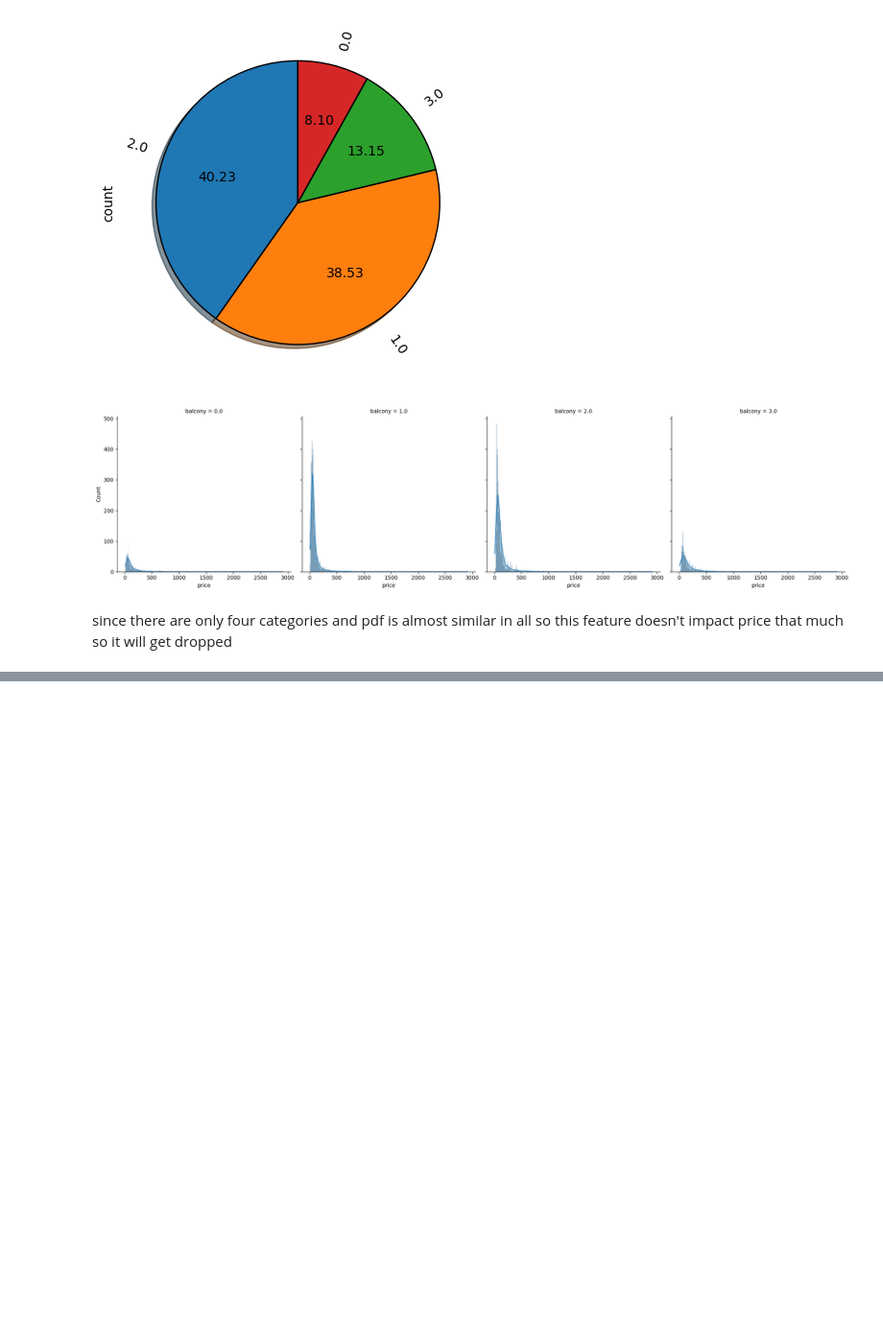
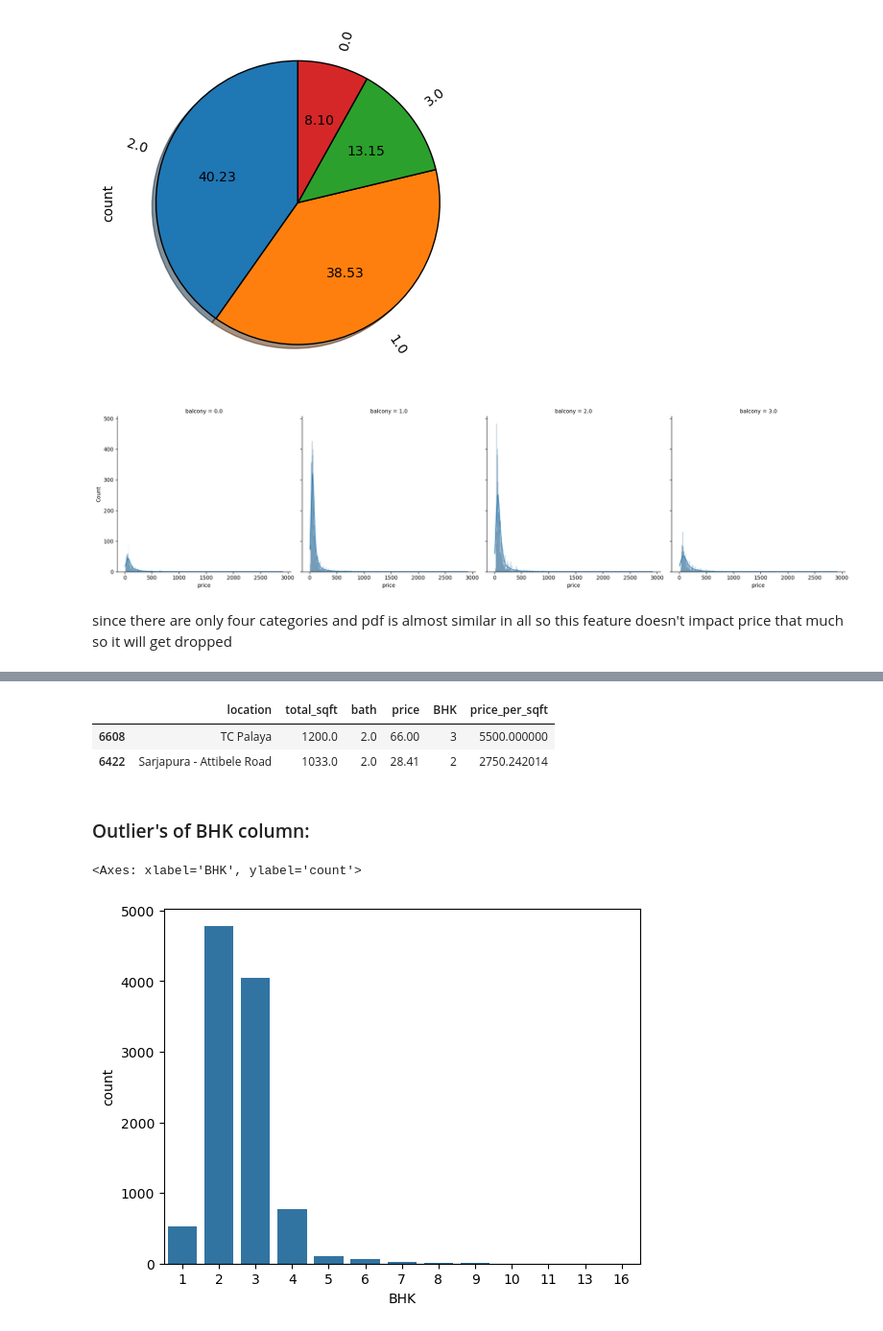
Before and after one commit to Nishant840/House-Price-Prediction, a Jupyter notebook: House_Price_Prediction.ipynb, the cells around one changed output, grey strips where cells are left out. Shown at 96% size. Saved outputs shown, nothing was run; the diff lists cells and outputs as text; code cells hidden in the pictures; blank space fills up the shorter version.

Commit message:
completed data cleaning

```diff
--- a/House_Price_Prediction.ipynb
+++ b/House_Price_Prediction.ipynb
@@ -483,0 +566,12 @@ df.describe()
+# %%
+#function to kept price_per_sqft in range
+def remove_price_per_sqft_outliers(df):
+    temp_df = pd.DataFrame()
+    for location,sub_df in df.groupby('location'):
+        mean = sub_df['price_per_sqft'].mean()
+        std_dev = sub_df['price_per_sqft'].std()
+
+        filtered_df = sub_df[(sub_df['price_per_sqft'] >= mean-std_dev) & (sub_df['price_per_sqft'] <= mean+std_dev)]
+        temp_df = pd.concat([temp_df,filtered_df],ignore_index=True)
+    return temp_df
+df = remove_price_per_sqft_outliers(df)
@@ -483,0 +590,13 @@ df.describe()
+# %%
+df.sample(2)
+# %% [output]
+|  | location | total_sqft | bath | price | BHK | price_per_sqft |
+| 6608 | TC Palaya | 1200.0 | 2.0 | 66.00 | 3 | 5500.000000 |
+| 6422 | Sarjapura - Attibele Road | 1033.0 | 2.0 | 28.41 | 2 | 2750.242014 |
+# %% [markdown]
+<h3>Outlier's of BHK column:</h3>
+# %%
+sns.countplot(x=df['BHK'])
+# %% [output]
+<Axes: xlabel='BHK', ylabel='count'>
+[figure, added]
```
Also changed, not shown: parts of 42 cells of this notebook.
